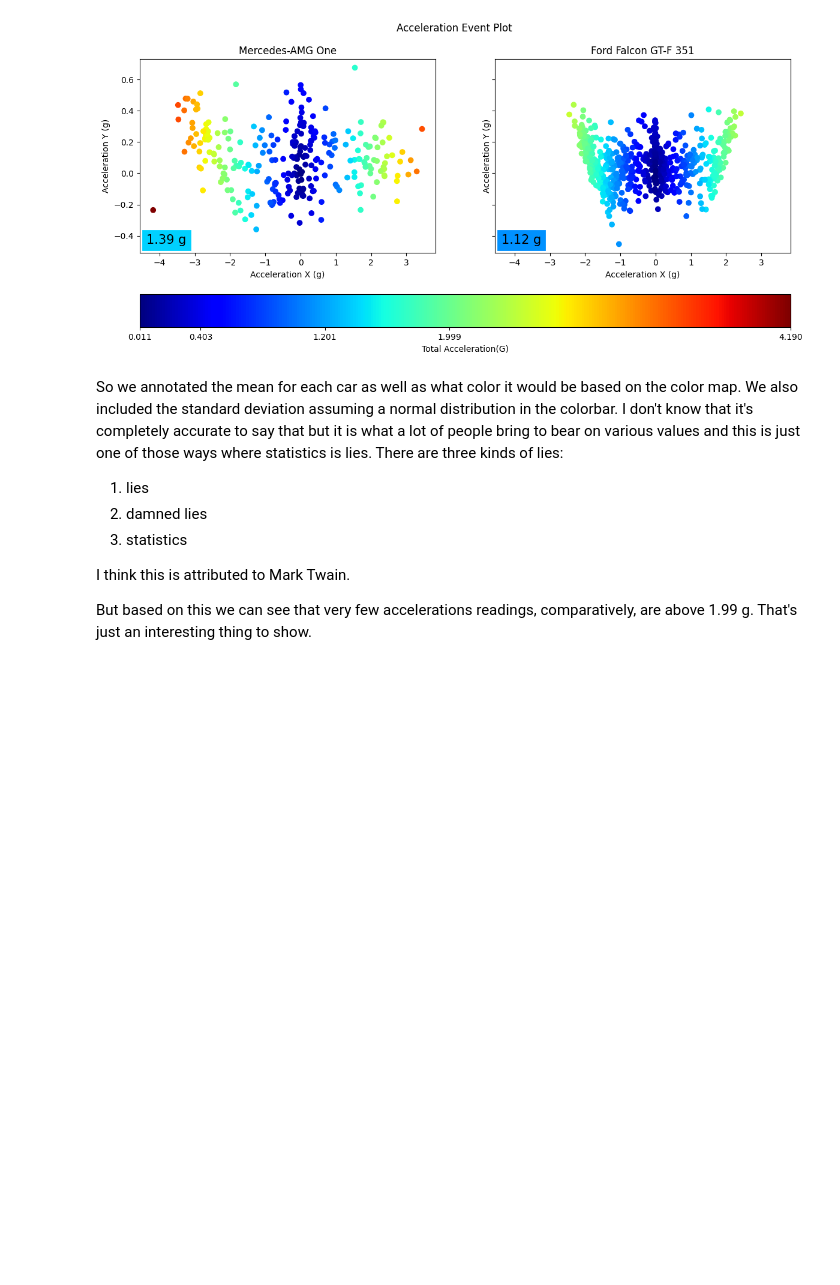
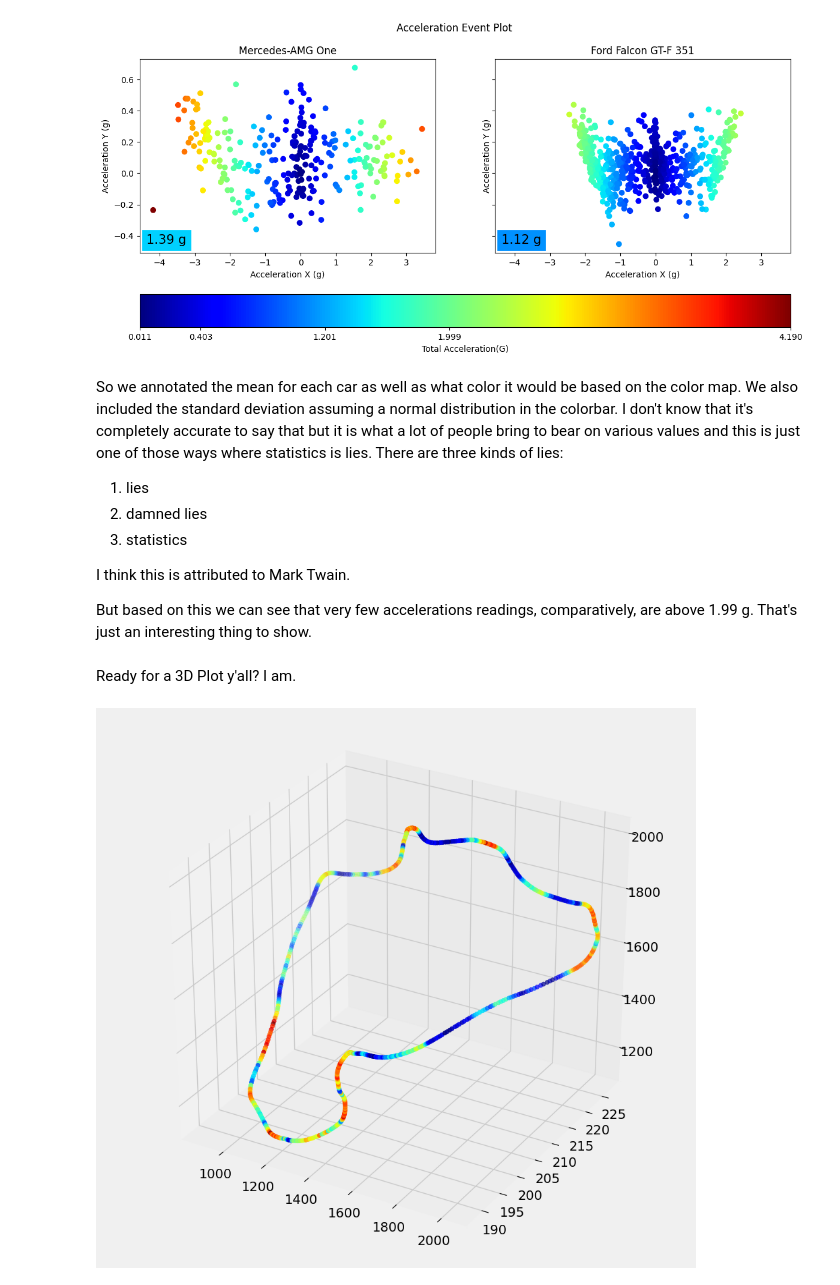
Before and after one commit to coolmarkd/forza-dataviz, a Jupyter notebook: Data_Vizualizations.ipynb, the cells around one changed output. Cells and saved outputs as stored; diff of their text form; code cells hidden in the pictures; blank space fills up the shorter version.

```diff
--- a/Data_Vizualizations.ipynb
+++ b/Data_Vizualizations.ipynb
@@ -529,3 +548,23 @@ So we annotated the mean for each car as well as what color it would be based on
 I think this is attributed to Mark Twain.
 
 But based on this we can see that very few accelerations readings, comparatively, are above 1.99 g. That's just an interesting thing to show.
+# %% [markdown]
+Ready for a 3D Plot y'all? I am.
+# %%
+from mpl_toolkits import mplot3d
+import matplotlib as mpl
+import numpy as np
+plt.style.use('fivethirtyeight')
+fig = plt.figure(figsize = (10,10))
+ax = plt.axes(projection='3d')
+#cb1=mpl.colorbar.ColorbarBase(ax,cmap=cmap,norm=norm,orientation='horizontal')
+#second lap is probably a little less odd than the first
+#lap = race_amg_one.loc[(amg_one['Lap'] == 2)]
+cmap = plt.cm.jet
+norm = plt.Normalize(vmin=np.min(abs(lap['TotalAcceleration'])), vmax=np.max(abs(lap['TotalAcceleration'])))
+ax.scatter(lap['PositionX'], lap['PositionY'], lap['PositionZ'],color=cmap(norm(abs(lap['TotalAcceleration']))))
+#cb1 = mpl.colorbar.ColorbarBase(cbar_ax, cmap=cmap, norm=norm, orientation='horizontal')
+
+plt.show()
+# %% [output]
+[figure, added]
```
Also changed, not shown: parts of 6 cells of this notebook.
